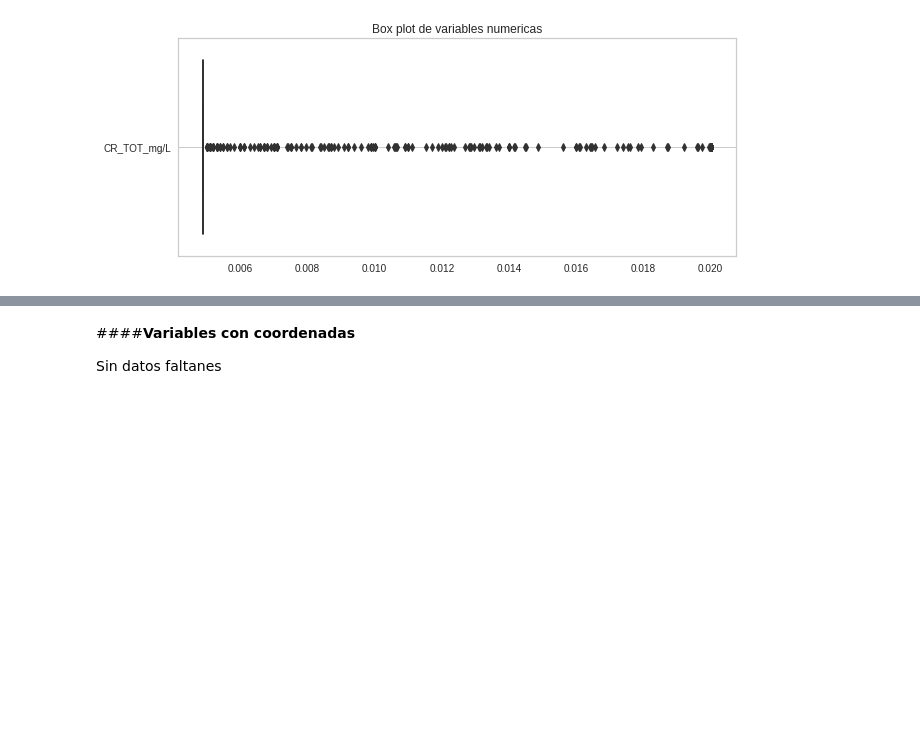
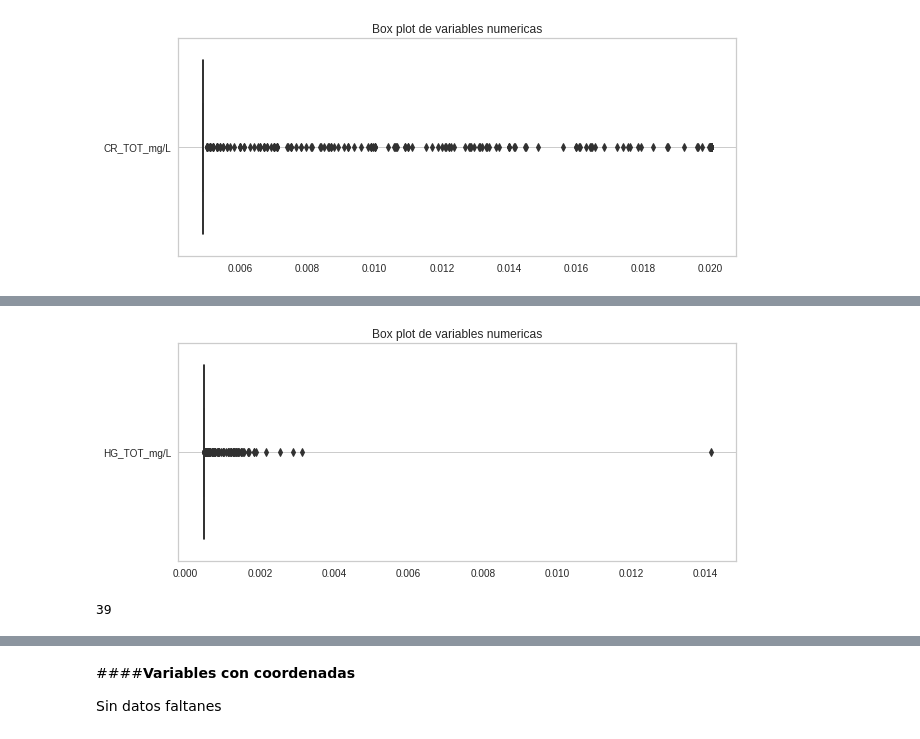
Before and after one commit to PosgradoMNA/actividades-del-projecto-equipo_36, a Jupyter notebook: Reto_Aguas_subterraneas_Entrega1.ipynb, the cells around one changed output, grey strips where cells are left out. Saved outputs shown, nothing was run; the diff lists cells and outputs as text; code cells hidden in the pictures; blank space fills up the shorter version.

```diff
--- a/Reto_Aguas_subterraneas_Entrega1.ipynb
+++ b/Reto_Aguas_subterraneas_Entrega1.ipynb
@@ -970,0 +969,5 @@ FE_TOT_mg/L
+# %%
+df.loc[df['HG_TOT_mg/L'] == '<0.0005' , 'HG_TOT_mg/L']='0.00049'
+# %%
+# convertimos a numerico
+df['HG_TOT_mg/L'] = pd.to_numeric(df['HG_TOT_mg/L'])
@@ -970,0 +990,12 @@ FE_TOT_mg/L
+# %%
+fig, axs = plt.subplots(figsize=(10, 4))
+sns.boxplot(data=df[['HG_TOT_mg/L']], orient='h', ax=axs)
+plt.title('Box plot de variables numericas')
+plt.grid()
+plt.show()
+# %% [output]
+[figure, added]
+# %%
+df[df['HG_TOT_mg/L'] > 0.001]['HG_TOT_mg/L'].count()
+# %% [output]
+39
```
Also changed, not shown: parts of 31 cells of this notebook.
